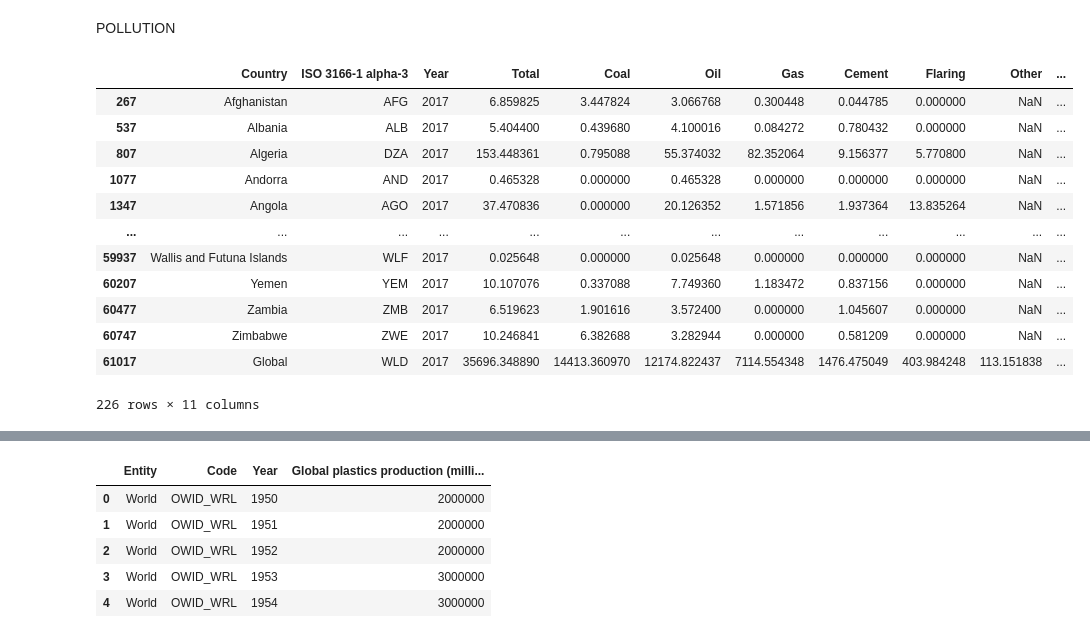
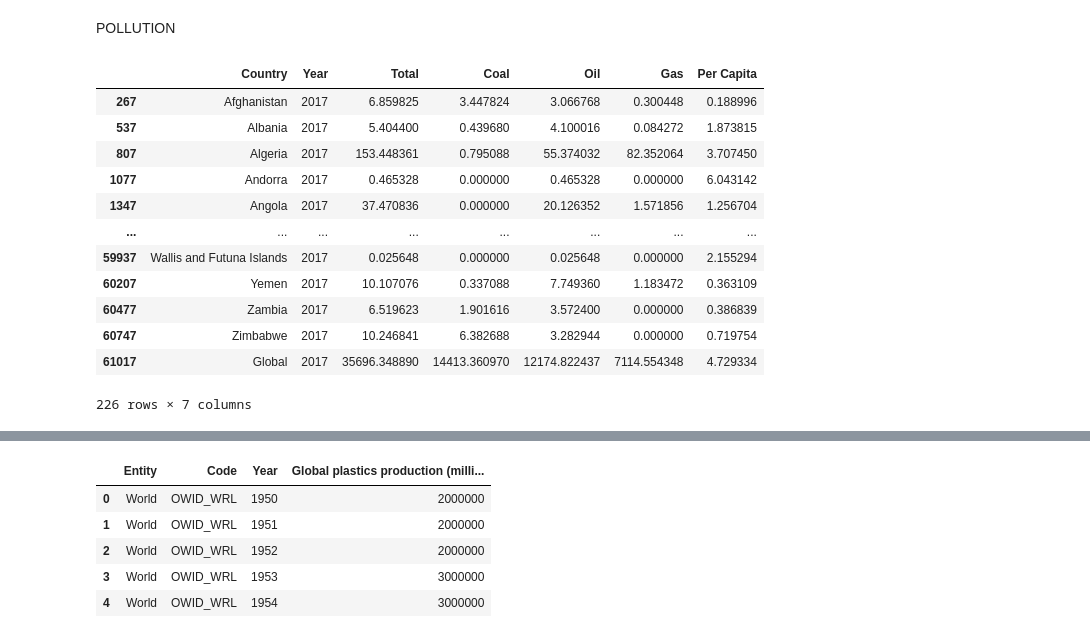
Before and after one commit to treybourgeois/nss_capstone_2021, a Jupyter notebook: data2/capstone_notebook.ipynb, the cells around one changed output, grey strips where cells are left out. Drawn from its saved outputs; the diff is of its cells as text; code cells hidden in the pictures.

```diff
--- a/data2/capstone_notebook.ipynb
+++ b/data2/capstone_notebook.ipynb
@@ -162,20 +298,21 @@ POLLUTION
 # %%
 #importing GLOBAL CARBON BUDGET DF, per country .. try filtering specific years here to clean up a little bit
 #years ranging are way too massive, find a range that coincides with other DF's to tell a story.
 gcb = pd.read_csv('GCB2020v18_MtCO2_flat.csv')
-filt = gcb[gcb['Year'] == 2017]
-filt
+gcb = gcb[['Country', 'Year', 'Total', 'Coal', 'Oil', 'Gas', 'Per Capita']]
+gcb_filt = gcb[gcb['Year'] == 2017]
+gcb_filt
 # %% [output]
-|  | Country | ISO 3166-1 alpha-3 | Year | Total | Coal | Oil | Gas | Cement | Flaring | Other | ... |
-| 267 | Afghanistan | AFG | 2017 | 6.859825 | 3.447824 | 3.066768 | 0.300448 | 0.044785 | 0.000000 | NaN | ... |
-| 537 | Albania | ALB | 2017 | 5.404400 | 0.439680 | 4.100016 | 0.084272 | 0.780432 | 0.000000 | NaN | ... |
-| 807 | Algeria | DZA | 2017 | 153.448361 | 0.795088 | 55.374032 | 82.352064 | 9.156377 | 5.770800 | NaN | ... |
-| 1077 | Andorra | AND | 2017 | 0.465328 | 0.000000 | 0.465328 | 0.000000 | 0.000000 | 0.000000 | NaN | ... |
-| 1347 | Angola | AGO | 2017 | 37.470836 | 0.000000 | 20.126352 | 1.571856 | 1.937364 | 13.835264 | NaN | ... |
-| ... | ... | ... | ... | ... | ... | ... | ... | ... | ... | ... | ... |
-| 59937 | Wallis and Futuna Islands | WLF | 2017 | 0.025648 | 0.000000 | 0.025648 | 0.000000 | 0.000000 | 0.000000 | NaN | ... |
-| 60207 | Yemen | YEM | 2017 | 10.107076 | 0.337088 | 7.749360 | 1.183472 | 0.837156 | 0.000000 | NaN | ... |
-| 60477 | Zambia | ZMB | 2017 | 6.519623 | 1.901616 | 3.572400 | 0.000000 | 1.045607 | 0.000000 | NaN | ... |
-| 60747 | Zimbabwe | ZWE | 2017 | 10.246841 | 6.382688 | 3.282944 | 0.000000 | 0.581209 | 0.000000 | NaN | ... |
-| 61017 | Global | WLD | 2017 | 35696.348890 | 14413.360970 | 12174.822437 | 7114.554348 | 1476.475049 | 403.984248 | 113.151838 | ... |
+|  | Country | Year | Total | Coal | Oil | Gas | Per Capita |
+| 267 | Afghanistan | 2017 | 6.859825 | 3.447824 | 3.066768 | 0.300448 | 0.188996 |
+| 537 | Albania | 2017 | 5.404400 | 0.439680 | 4.100016 | 0.084272 | 1.873815 |
+| 807 | Algeria | 2017 | 153.448361 | 0.795088 | 55.374032 | 82.352064 | 3.707450 |
+| 1077 | Andorra | 2017 | 0.465328 | 0.000000 | 0.465328 | 0.000000 | 6.043142 |
+| 1347 | Angola | 2017 | 37.470836 | 0.000000 | 20.126352 | 1.571856 | 1.256704 |
+| ... | ... | ... | ... | ... | ... | ... | ... |
+| 59937 | Wallis and Futuna Islands | 2017 | 0.025648 | 0.000000 | 0.025648 | 0.000000 | 2.155294 |
+| 60207 | Yemen | 2017 | 10.107076 | 0.337088 | 7.749360 | 1.183472 | 0.363109 |
+| 60477 | Zambia | 2017 | 6.519623 | 1.901616 | 3.572400 | 0.000000 | 0.386839 |
+| 60747 | Zimbabwe | 2017 | 10.246841 | 6.382688 | 3.282944 | 0.000000 | 0.719754 |
+| 61017 | Global | 2017 | 35696.348890 | 14413.360970 | 12174.822437 | 7114.554348 | 4.729334 |
-226 rows × 11 columns
+226 rows × 7 columns
```
Also changed, not shown: parts of 20 cells of this notebook, 2 other files.
